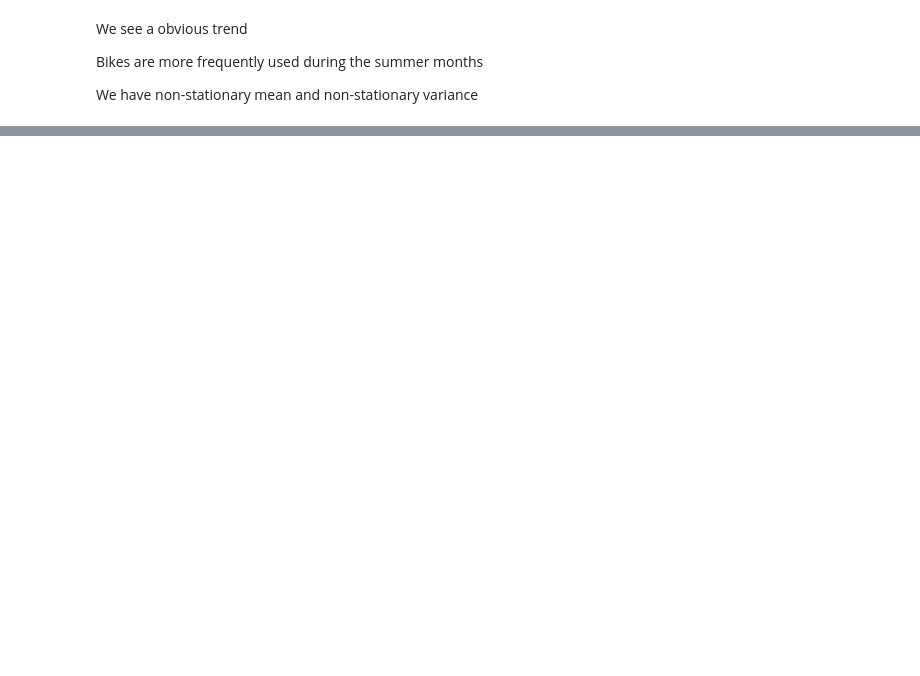
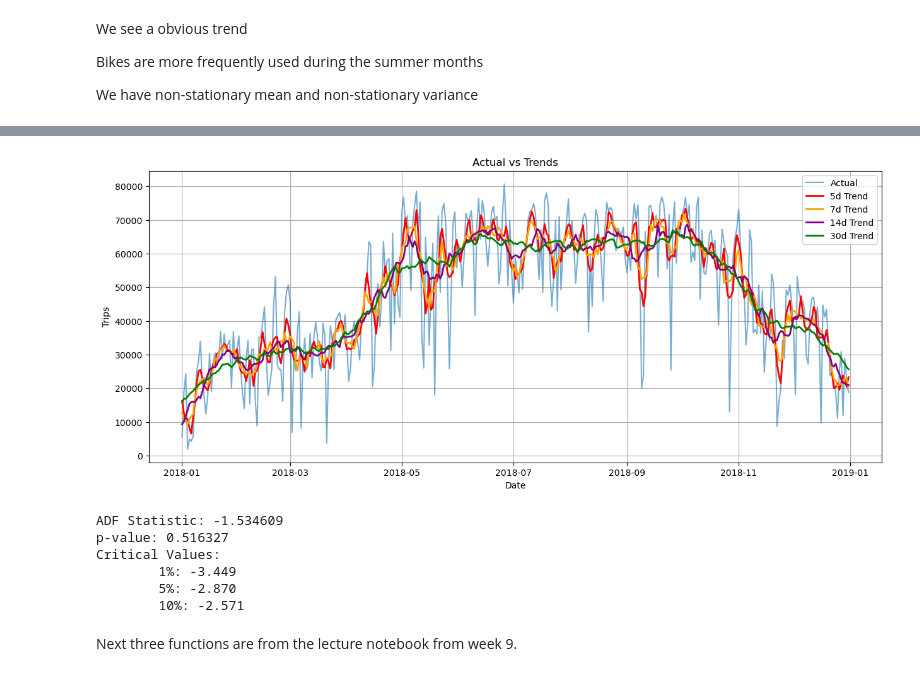
Before and after one commit to bodvarsdottirkristin/ba-group-37, a Jupyter notebook: notebooks/exploratory_challenge.ipynb, the cells around one changed output, grey strips where cells are left out. Drawn from its saved outputs; the diff is of its cells as text; code cells hidden in the pictures; blank space fills up the shorter version.

```diff
--- a/notebooks/exploratory_challenge.ipynb
+++ b/notebooks/exploratory_challenge.ipynb
@@ -95,0 +194,41 @@ We have non-stationary mean and non-stationary variance
+# %%
+# Let's find the trend for different seasonalities to plot
+daily_counts_5d = daily_counts_df["trips"].rolling(5, center=True, min_periods=2).mean()
+daily_counts_7d = daily_counts_df["trips"].rolling(7, center=True, min_periods=2).mean()
+daily_counts_14d = daily_counts_df["trips"].rolling(14, center=True, min_periods=2).mean()
+daily_counts_30d = daily_counts_df["trips"].rolling(30, center=True, min_periods=2).mean()
+# %%
+# Actual vs Trends
+plt.figure(figsize=(15,6))
+plt.plot(daily_counts_df.index, daily_counts_df["trips"], label="Actual", alpha=0.6)
+plt.plot(daily_counts_df.index, daily_counts_5d, label="5d Trend", color="red", linewidth=2)
+plt.plot(daily_counts_df.index, daily_counts_7d, label="7d Trend", color="orange", linewidth=2)
+plt.plot(daily_counts_df.index, daily_counts_14d, label="14d Trend", color="purple", linewidth=2)
+plt.plot(daily_counts_df.index, daily_counts_30d, label="30d Trend", color="green", linewidth=2)
+plt.title("Actual vs Trends")
+plt.xlabel("Date")
+plt.ylabel("Trips")
+plt.legend()
+plt.grid(True)
+plt.show()
+# %% [output]
+[figure, added]
+# %%
+# Let's run the augmented Dickey-Fuller (ADF) test
+from statsmodels.tsa.stattools import adfuller
+
+result = adfuller(daily_counts_df['trips'])
+print('ADF Statistic: %f' % result[0])
+print('p-value: %f' % result[1])
+print('Critical Values:')
+for key, value in result[4].items():
+   print('\t%s: %.3f' % (key, value))
+# %% [output]
+ADF Statistic: -1.534609
+p-value: 0.516327
+Critical Values:
+        1%: -3.449
+        5%: -2.870
+        10%: -2.571
+# %% [markdown]
+Next three functions are from the lecture notebook from week 9.
```
Also changed, not shown: parts of 24 cells of this notebook.
